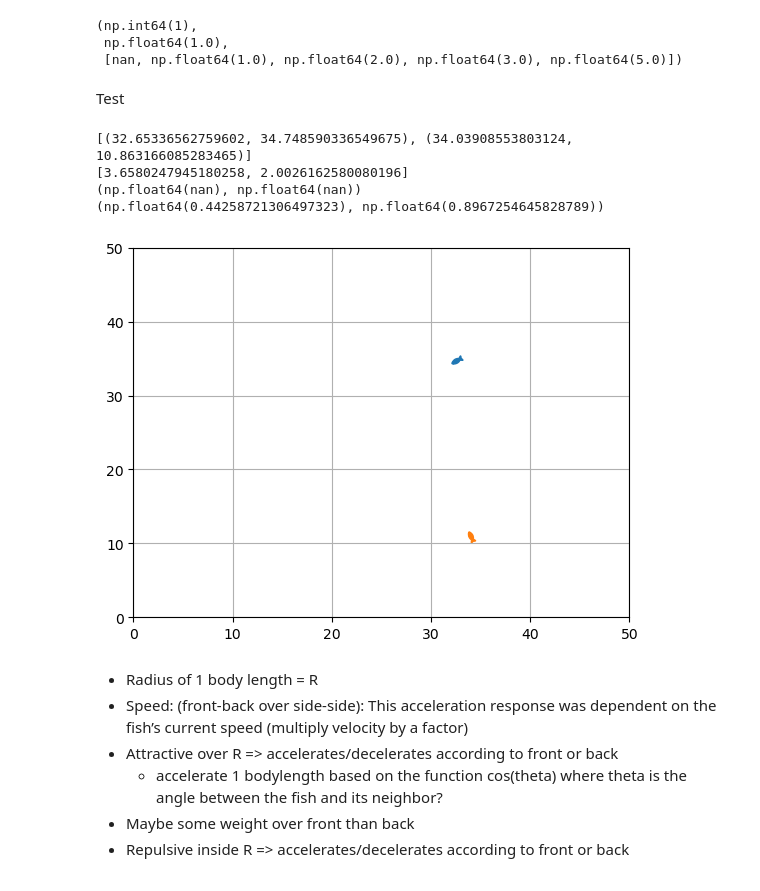
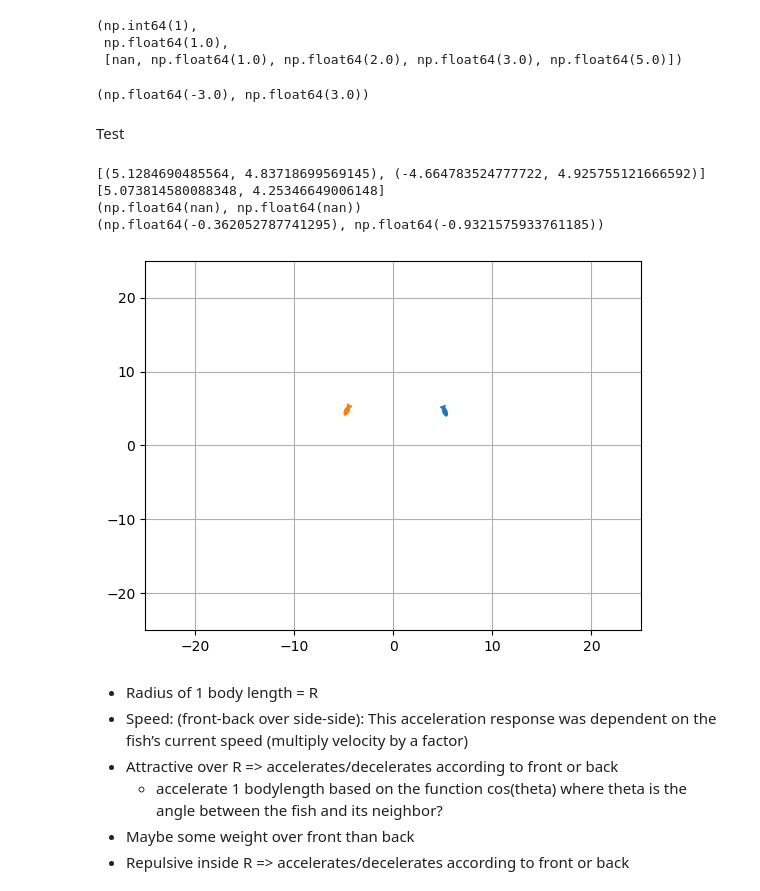
Before and after one commit to Bobomoto/PHYS250-Final-Project, a Jupyter notebook: Finalproject.ipynb, the cells around one changed output. Saved outputs shown, nothing was run; the diff lists cells and outputs as text; code cells hidden in the pictures.

```diff
--- a/Finalproject.ipynb
+++ b/Finalproject.ipynb
@@ -38,7 +38,7 @@ poolsize = 50 #relative to body length, maybe 1000
 maxvelocity = 10 #bodylength per seconds
 
 #init coordinations
-motcoords = [(rng.uniform(0,poolsize),rng.uniform(0,poolsize)) for i in np.arange(N)]
+motcoords = [(rng.uniform(-poolsize/2,poolsize/2),rng.uniform(-poolsize/2,poolsize/2)) for i in np.arange(N)]
 
 #init orientations
 radmotangles = [rng.uniform(0,2*np.pi) for i in np.arange(N)]
@@ -85,34 +85,70 @@ findnearestneighbor(0, testcoord, coords)
 (np.int64(1),
  np.float64(1.0),
  [nan, np.float64(1.0), np.float64(2.0), np.float64(3.0), np.float64(5.0)])
+# %%
+def finddistancetonearestwall(mycoord, arenasize):
+    xdistance = np.subtract(np.abs(arenasize/2), np.abs(mycoord[0]))
+    ydistance = np.subtract(np.abs(arenasize/2), np.abs(mycoord[1]))
+
+    if mycoord[0] < 0:
+        xdistance = -1*xdistance
+    else: xdistance = xdistance
+    if mycoord[1] < 0:
+        ydistance = -1*ydistance
+    else: ydistance = ydistance
+    return xdistance, ydistance
+
+coord = (-2,2)
+arena = 10
+
+def findangletowall(myorientation, mycoord, arenasize):
+    myangle = myorientation #in radians
+    myvector = (np.cos(myangle),np.sin(myangle))
+
+    #nearest walls
+    xwall, ywall = finddistancetonearestwall(mycoord, arenasize)
+
+    if xwall != 0:
+        xwallvector = [1,0] if xwall < 0 else [-1,0]
+    else: xwallvector = [0,0]
+    if ywall != 0:
+        ywallvector = [0,1] if ywall < 0 else [0,-1]
+    else: ywallvector = [0,0]
+
+    #calculate the dot product and the cross product
+    xdotproduct = np.dot(myvector, xwallvector)
+    ydotproduct = np.dot(myvector, ywallvector)
+    return xdotproduct, ydotproduct
+# %% [output]
+(np.float64(-3.0), np.float64(3.0))
 # %% [markdown]
 Test
 # %%
 #test
 xcoords, ycoords = zip(*motcoords)
 
 fig, ax = plt.subplots()
 # scaling follows s = 160000/x^2 where x is the width of the coordinate
 for i in np.arange(N):
     rotfmarker = fmarker.transformed(mpl.transforms.Affine2D().rotate_deg(degmotangles[i]))
     ax.scatter(xcoords[i],ycoords[i], marker = rotfmarker, s = 160000/poolsize**2)
 
-ax.set_xlim(0,poolsize)
-ax.set_ylim(0,poolsize)
+ax.set_xlim(-poolsize/2,poolsize/2)
+ax.set_ylim(-poolsize/2,poolsize/2)
 ax.grid()
 plt.plot()
 
 print(motcoords)
 print(radmotangles)
 
 for i in np.arange(N):
     print(findangletoneighbor(radmotangles[0], motcoords[0], motcoords[i]))
 # %% [output]
-[(32.65336562759602, 34.748590336549675), (34.03908553803124, 10.863166085283465)]
-[3.6580247945180258, 2.0026162580080196]
+[(5.1284690485564, 4.83718699569145), (-4.664783524777722, 4.925755121666592)]
+[5.073814580088348, 4.25346649006148]
 (np.float64(nan), np.float64(nan))
-(np.float64(0.44258721306497323), np.float64(0.8967254645828789))
+(np.float64(-0.362052787741295), np.float64(-0.9321575933761185))
-[figure, old version]
+[figure, new version]
 # %% [markdown]
 - Radius of 1 body length = R
 - Speed: (front-back over side-side): This acceleration response was dependent on the fish’s current speed (multiply velocity by a factor)
```
Also changed, not shown: parts of 5 cells of this notebook.
